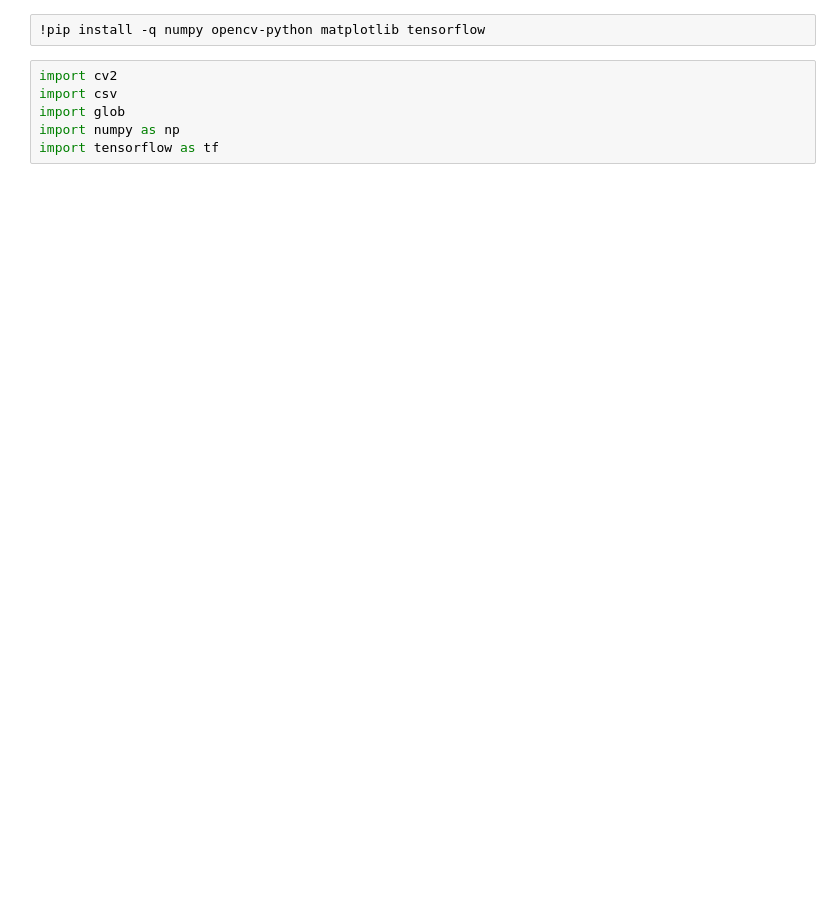
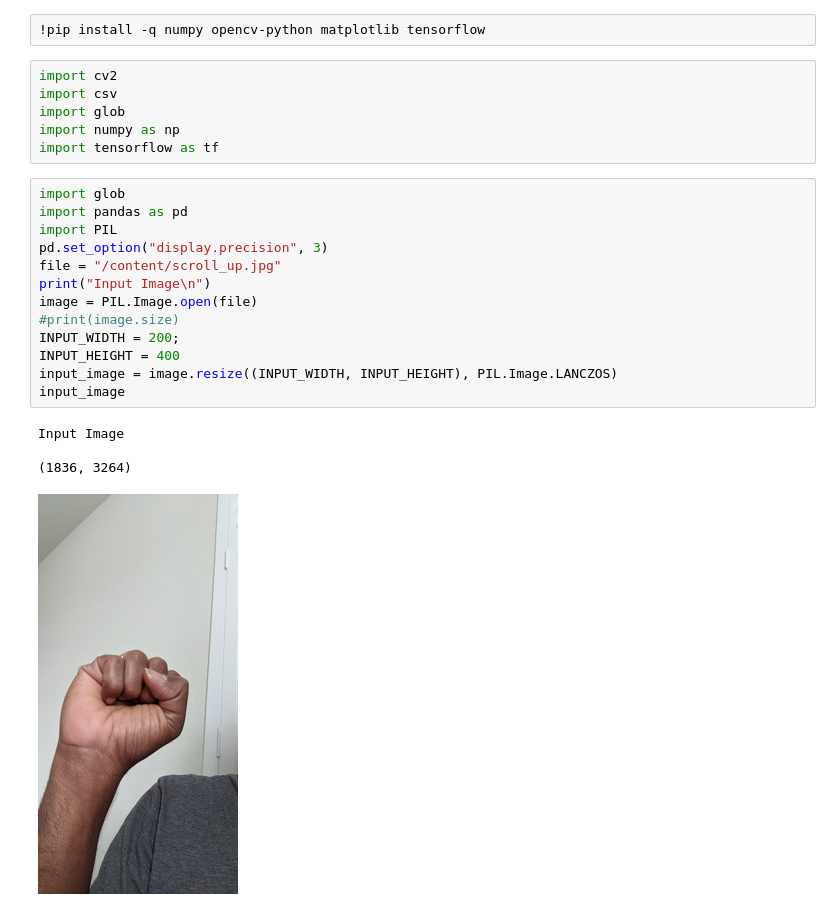
Before and after one commit to usefulsensors/gesture_recognition, a Jupyter notebook: TFLite_Gesture_Recognition_Model_Metadata.ipynb, the cells around one changed output. Drawn from its saved outputs; the diff is of its cells as text; blank space fills up the shorter version.

Commit message:
Update colab and input image

```diff
--- a/TFLite_Gesture_Recognition_Model_Metadata.ipynb
+++ b/TFLite_Gesture_Recognition_Model_Metadata.ipynb
@@ -15,3 +16,21 @@ import csv
 import glob
 import numpy as np
 import tensorflow as tf
+# %%
+import glob
+import pandas as pd
+import PIL
+pd.set_option("display.precision", 3)
+file = "/content/scroll_up.jpg"
+print("Input Image\n")
+image = PIL.Image.open(file)
+#print(image.size)
+INPUT_WIDTH = 200;
+INPUT_HEIGHT = 400
+input_image = image.resize((INPUT_WIDTH, INPUT_HEIGHT), PIL.Image.LANCZOS)
+input_image
+# %% [output]
+Input Image
+
+(1836, 3264)
+[figure, added]
```
Also changed, not shown: parts of 3 cells of this notebook, 1 other file.
